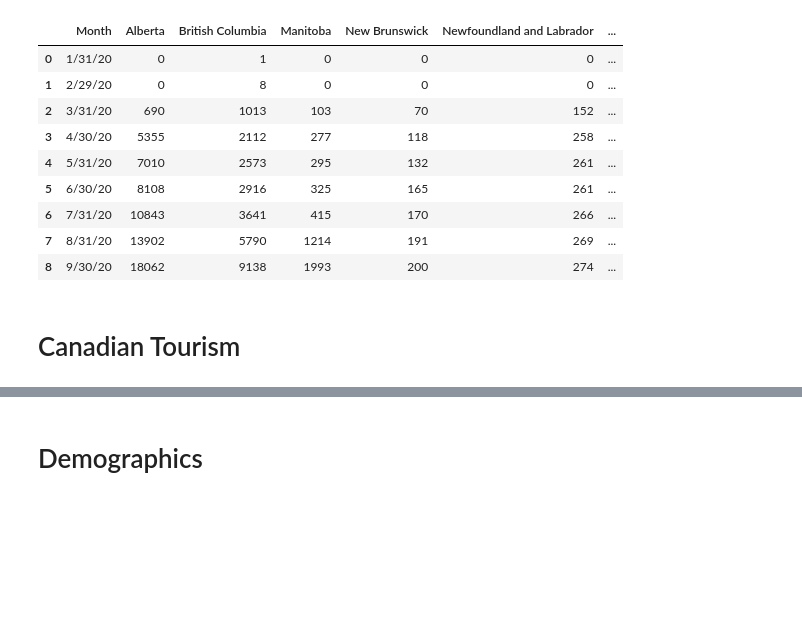
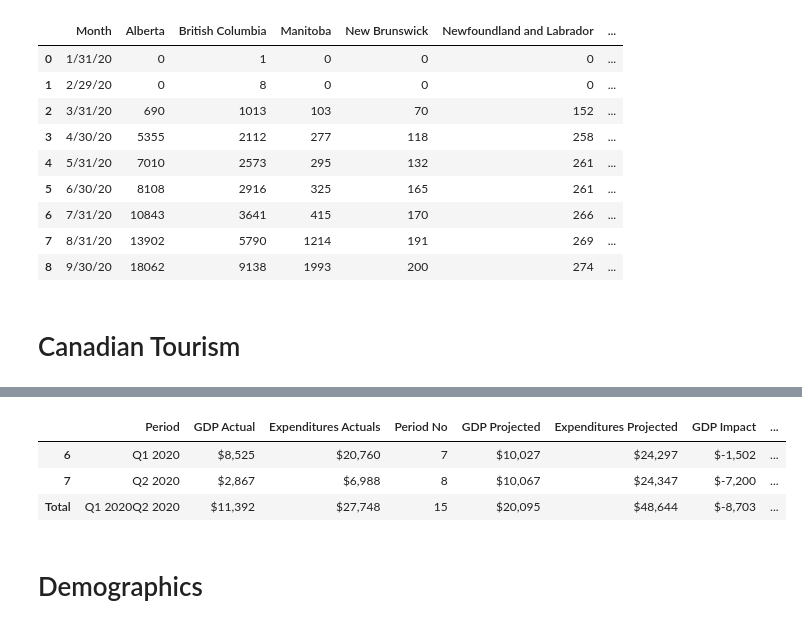
Before and after one commit to chenghaohan/Team_Anti-COVID_Project1, a Jupyter notebook: Data Exploration and Cleanup.ipynb, the cells around one changed output, grey strips where cells are left out. Cells and saved outputs as stored; diff of their text form; code cells hidden in the pictures; blank space fills up the shorter version.

```diff
--- a/Data Exploration and Cleanup.ipynb
+++ b/Data Exploration and Cleanup.ipynb
@@ -124,2 +228,36 @@ UsageError: Line magic function `%` not found.
+# %%
+#Seperate data for "post-covid" - Q1 and Q2 2020.
+#Use the line equations to forecast GDP and expendiures with pre-COVID trends
+
+post_covid = merged_dollar.drop([0,1,2,3,4,5])
+post_covid = post_covid.rename(columns={"Tourism gross domestic product (GDP)": "GDP Actual", "Tourism expenditures":"Expenditures Actuals"})
+post_covid['Period No'] = [7,8]
+
+q1_20_proj_gdp = gdp_slope * 7 + gdp_int
+q2_20_proj_gdp = gdp_slope * 8 + gdp_int
+
+q1_20_proj_exp = exp_slope * 7 + exp_int
+q2_20_proj_exp = exp_slope * 8 + exp_int
+
+post_covid['GDP Projected'] = [q1_20_proj_gdp, q2_20_proj_gdp]
+post_covid['Expenditures Projected'] = [q1_20_proj_exp, q2_20_proj_exp]
+post_covid['GDP Impact']= post_covid['GDP Actual'] - post_covid['GDP Projected']
+post_covid['Expenditures Impact']= post_covid['Expenditures Actuals'] - post_covid['Expenditures Projected']
+
+#Formatting
+post_covid.loc['Total']= post_covid.sum()
+post_covid["GDP Actual"]=post_covid["GDP Actual"].map("${:,.0f}".format)
+post_covid["Expenditures Actuals"]=post_covid["Expenditures Actuals"].map("${:,.0f}".format)
+post_covid["GDP Projected"]=post_covid["GDP Projected"].map("${:,.0f}".format)
+post_covid["Expenditures Projected"]=post_covid["Expenditures Projected"].map("${:,.0f}".format)
+post_covid["GDP Impact"]=post_covid["GDP Impact"].map("${:,.0f}".format)
+post_covid["Expenditures Impact"]=post_covid["Expenditures Impact"].map("${:,.0f}".format)
+
+post_covid
+# %% [output]
+|  | Period | GDP Actual | Expenditures Actuals | Period No | GDP Projected | Expenditures Projected | GDP Impact | ... |
+| 6 | Q1 2020 | $8,525 | $20,760 | 7 | $10,027 | $24,297 | $-1,502 | ... |
+| 7 | Q2 2020 | $2,867 | $6,988 | 8 | $10,067 | $24,347 | $-7,200 | ... |
+| Total | Q1 2020Q2 2020 | $11,392 | $27,748 | 15 | $20,095 | $48,644 | $-8,703 | ... |
 # %% [markdown]
 # Demographics
```
Also changed, not shown: parts of 6 cells of this notebook.
